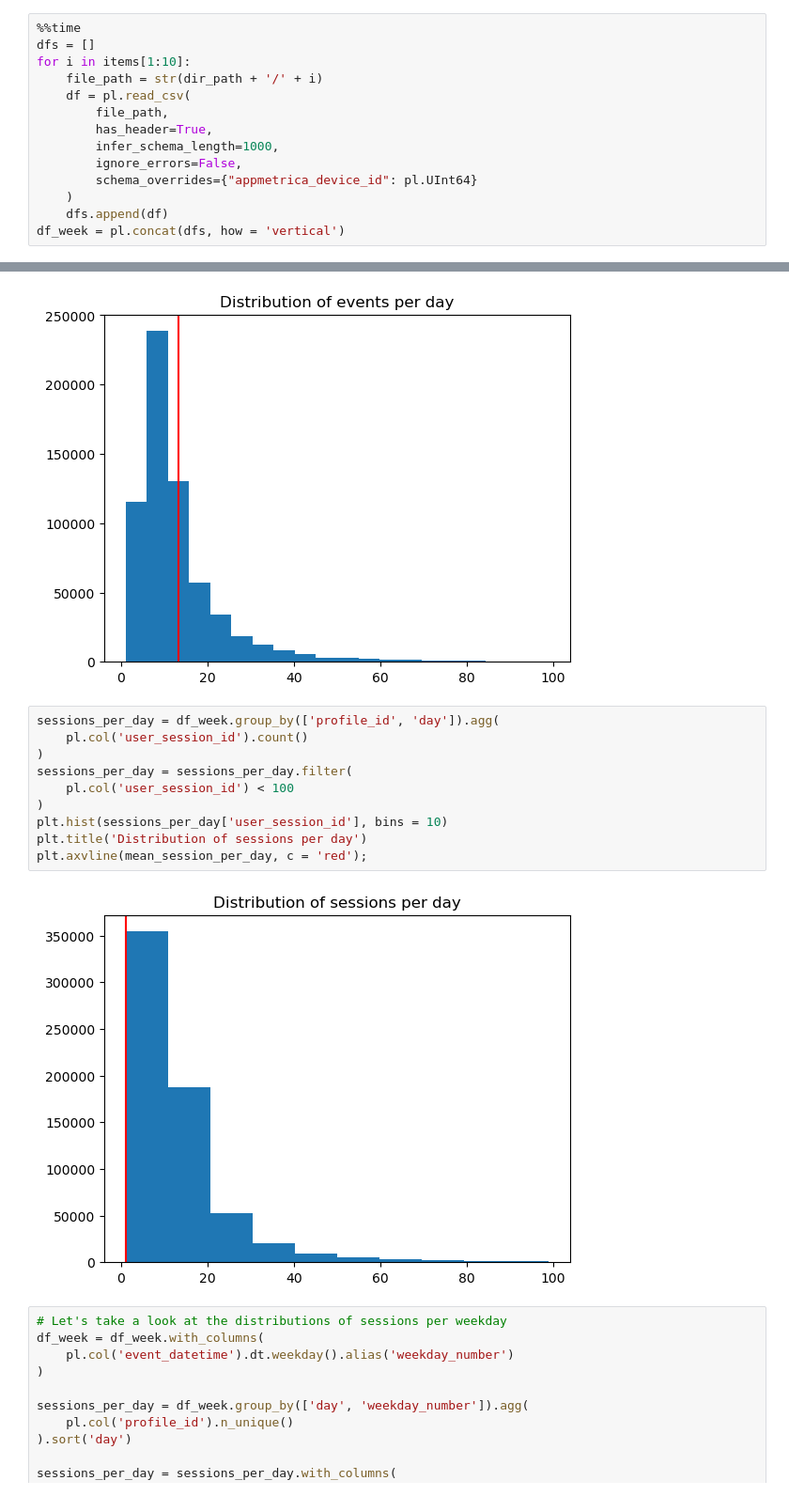
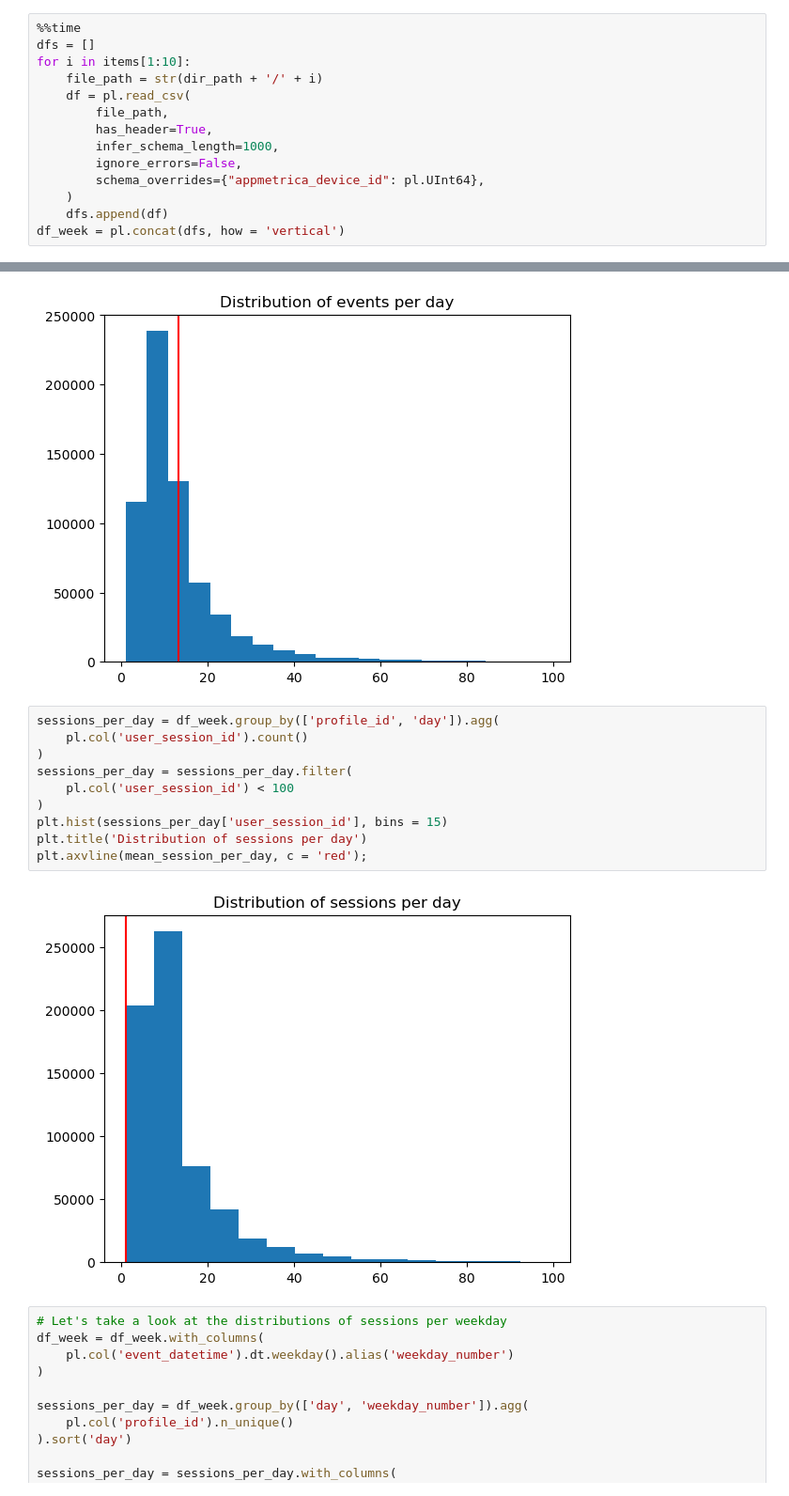
Before and after one commit to Derniska/Fine_prediction, a Jupyter notebook: working_with_polars.ipynb, the cells around one changed output, grey strips where cells are left out. Shown at 94% size. Drawn from its saved outputs; the diff is of its cells as text.

```diff
--- a/working_with_polars.ipynb
+++ b/working_with_polars.ipynb
@@ -57,7 +57,7 @@ for i in items[1:10]:
         has_header=True,
         infer_schema_length=1000,
         ignore_errors=False,
-        schema_overrides={"appmetrica_device_id": pl.UInt64}
+        schema_overrides={"appmetrica_device_id": pl.UInt64},
     )
     dfs.append(df)
 df_week = pl.concat(dfs, how = 'vertical')
@@ -263,15 +291,15 @@ plt.axvline(mean_actions_per_day, c = 'red');
 # %%
 sessions_per_day = df_week.group_by(['profile_id', 'day']).agg(
     pl.col('user_session_id').count()
 )
 sessions_per_day = sessions_per_day.filter(
     pl.col('user_session_id') < 100
 )
-plt.hist(sessions_per_day['user_session_id'], bins = 10)
+plt.hist(sessions_per_day['user_session_id'], bins = 15)
 plt.title('Distribution of sessions per day')
 plt.axvline(mean_session_per_day, c = 'red');
 # %% [output]
-[figure, old version]
+[figure, new version]
 # %%
 # Let's take a look at the distributions of sessions per weekday
 df_week = df_week.with_columns(
```
Also changed, not shown: parts of 48 cells of this notebook.
